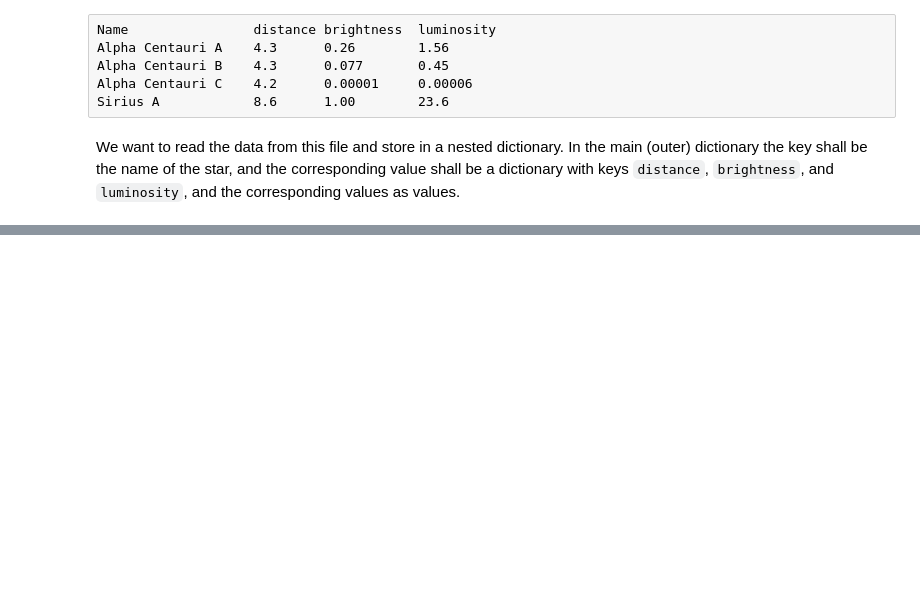
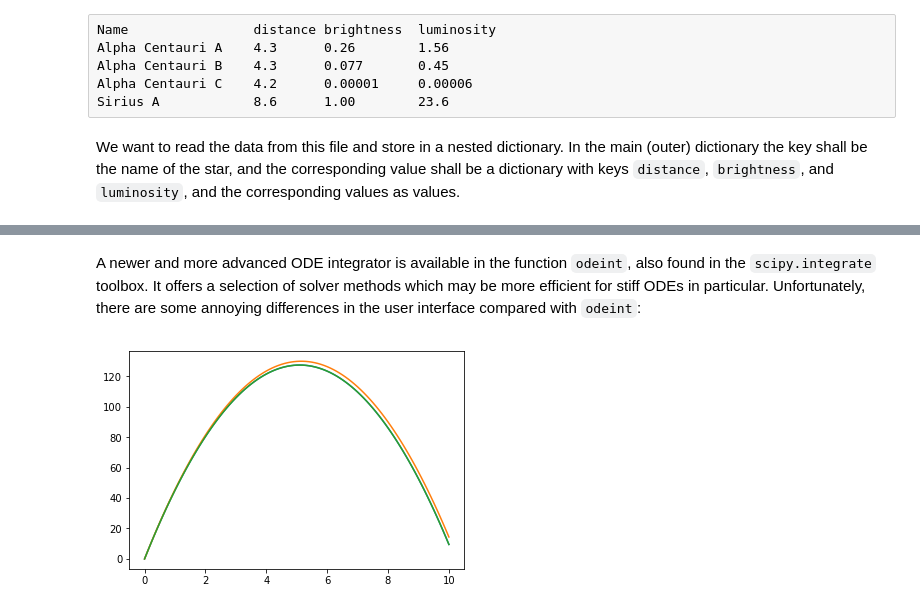
Before and after one commit to jvbrink/sintef, a Jupyter notebook: Intro_Day2.ipynb, the cells around one changed output, grey strips where cells are left out. Drawn from its saved outputs; the diff is of its cells as text; code cells hidden in the pictures; blank space fills up the shorter version.

```diff
--- a/Intro_Day2.ipynb
+++ b/Intro_Day2.ipynb
@@ -457,0 +348,20 @@ df2
+# %% [markdown]
+A newer and more advanced ODE integrator is available in the function `odeint`, also found in the `scipy.integrate` toolbox. It offers a selection of solver methods which may be more efficient for stiff ODEs in particular. Unfortunately, there are some annoying differences in the user interface compared with `odeint`:
+# %%
+from scipy.integrate import solve_ivp
+
+def rhs(t,u):
+    a = -9.81
+    v = u[1]
+    return [v,a]
+
+y0 = np.array([0,v0])
+
+s = solve_ivp(rhs,[0,T],y0,t_eval=t)
+
+plt.plot(s.t,s.y[0,:])
+plt.plot(t,y)
+plt.plot(t,v0*t+0.5*a*t**2)
+plt.show()
+# %% [output]
+[figure, added]
```
Also changed, not shown: parts of 38 cells of this notebook.
